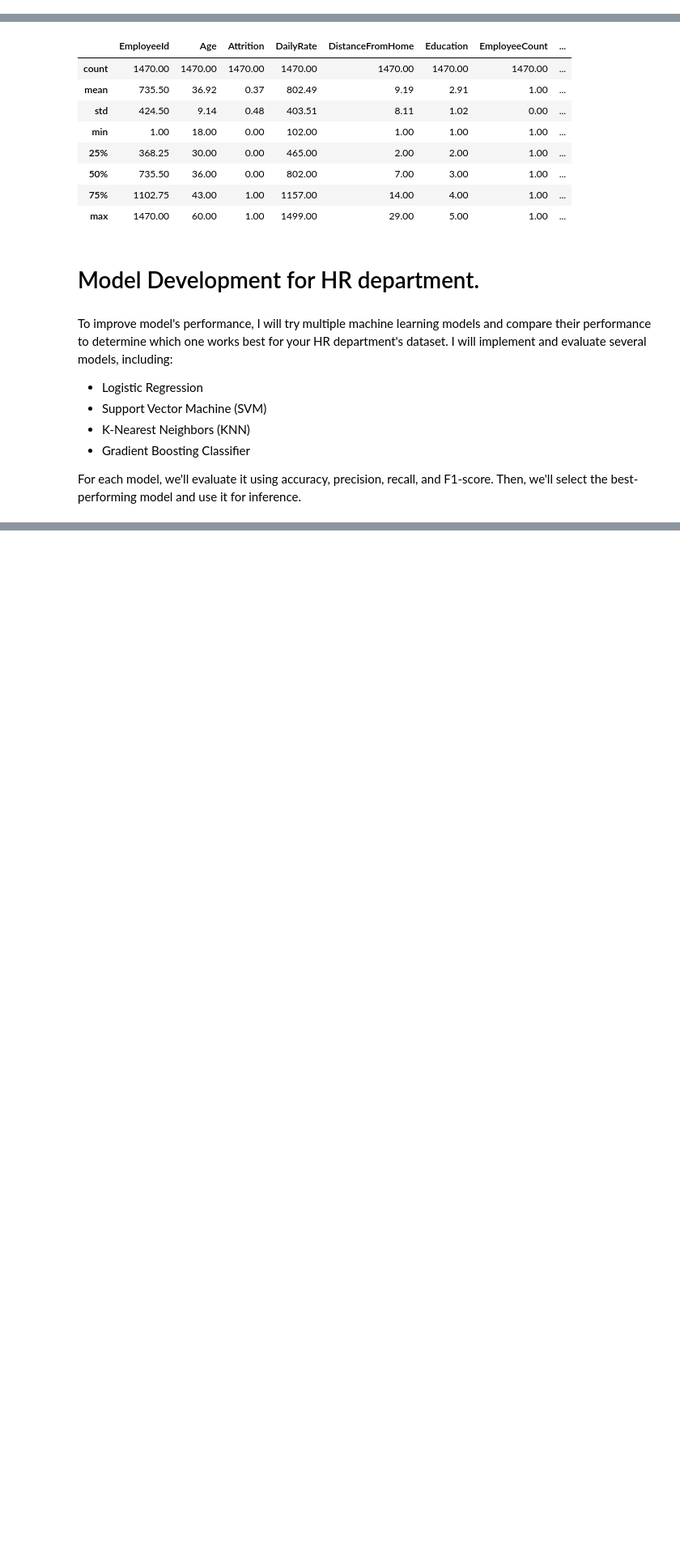
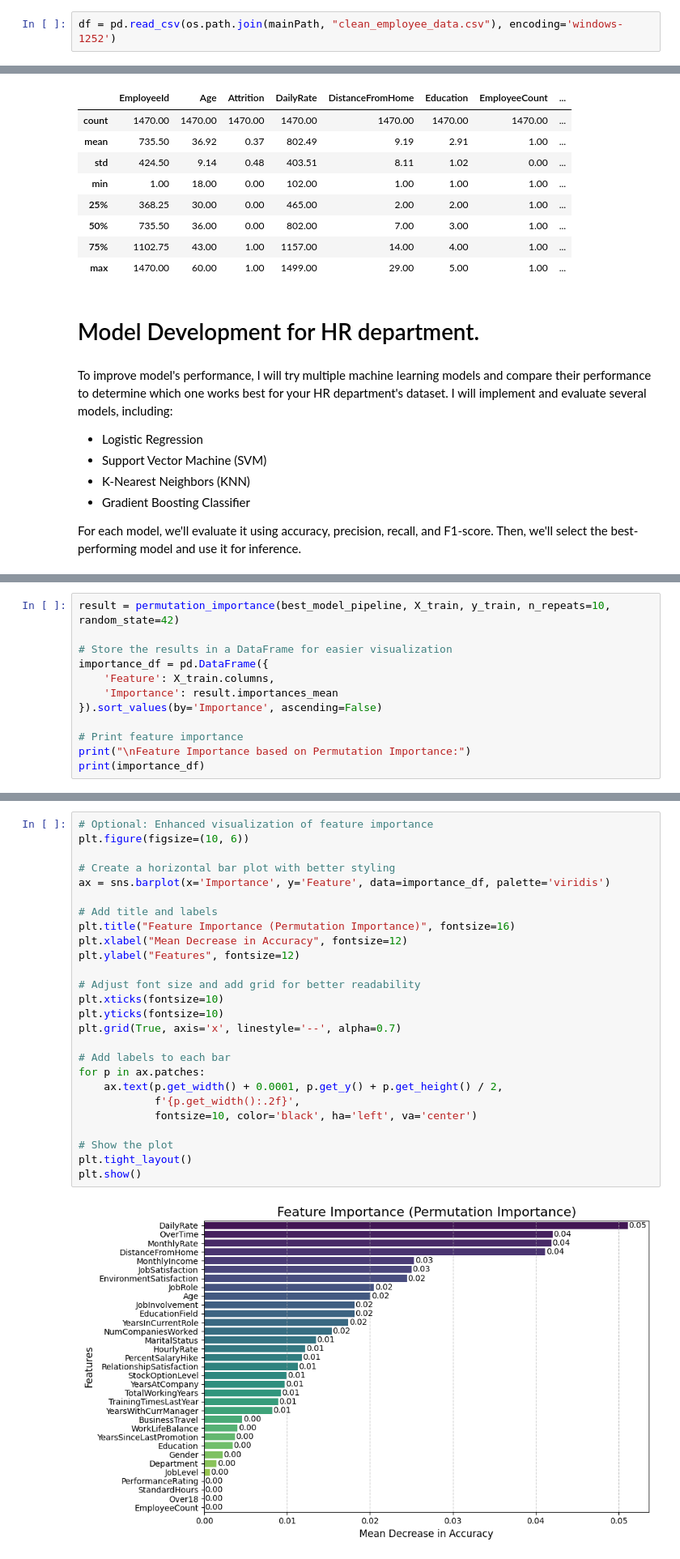
Before and after one commit to Rendika7/Business-Dashboards-and-ML-Modeling-for-Human-Resource-Problem-Solving, a Jupyter notebook: Submission.ipynb, the cells around one changed output, grey strips where cells are left out. Shown at 81% size. Cells and saved outputs as stored; diff of their text form; blank space fills up the shorter version.

```diff
--- a/Submission.ipynb
+++ b/Submission.ipynb
@@ -357,0 +360,2 @@ df.to_csv(os.path.join(mainPath, "clean_employee_data.csv"))
+# %%
+df = pd.read_csv(os.path.join(mainPath, "clean_employee_data.csv"), encoding='windows-1252')
@@ -556,0 +590,12 @@ Inference Accuracy: 0.80
+# %%
+result = permutation_importance(best_model_pipeline, X_train, y_train, n_repeats=10, random_state=42)
+
+# Store the results in a DataFrame for easier visualization
+importance_df = pd.DataFrame({
+    'Feature': X_train.columns,
+    'Importance': result.importances_mean
+}).sort_values(by='Importance', ascending=False)
+
+# Print feature importance
+print("\nFeature Importance based on Permutation Importance:")
+print(importance_df)
@@ -556,0 +620,28 @@ Inference Accuracy: 0.80
+# %%
+# Optional: Enhanced visualization of feature importance
+plt.figure(figsize=(10, 6))
+
+# Create a horizontal bar plot with better styling
+ax = sns.barplot(x='Importance', y='Feature', data=importance_df, palette='viridis')
+
+# Add title and labels
+plt.title("Feature Importance (Permutation Importance)", fontsize=16)
+plt.xlabel("Mean Decrease in Accuracy", fontsize=12)
+plt.ylabel("Features", fontsize=12)
+
+# Adjust font size and add grid for better readability
+plt.xticks(fontsize=10)
+plt.yticks(fontsize=10)
+plt.grid(True, axis='x', linestyle='--', alpha=0.7)
+
+# Add labels to each bar
+for p in ax.patches:
+    ax.text(p.get_width() + 0.0001, p.get_y() + p.get_height() / 2,
+            f'{p.get_width():.2f}',
+            fontsize=10, color='black', ha='left', va='center')
+
+# Show the plot
+plt.tight_layout()
+plt.show()
+# %% [output]
+[figure, added]
```
Also changed, not shown: parts of 29 cells of this notebook, 1 other file.
